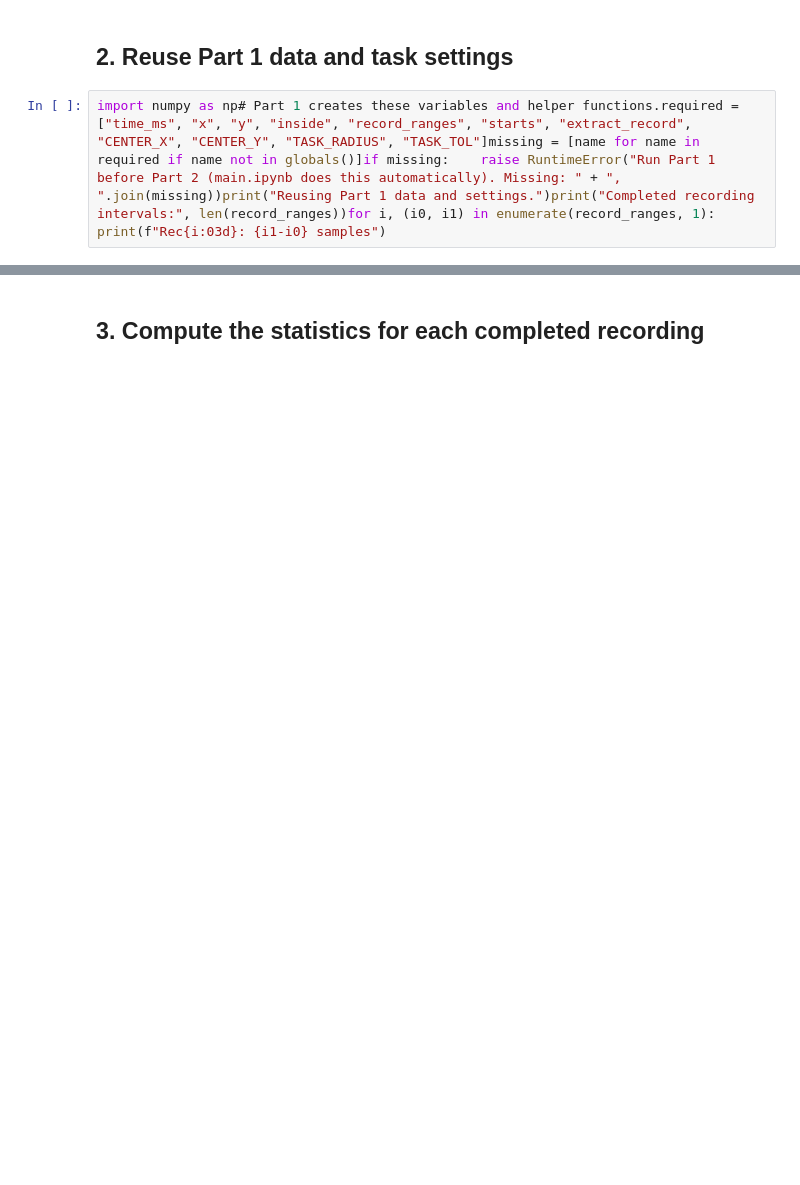
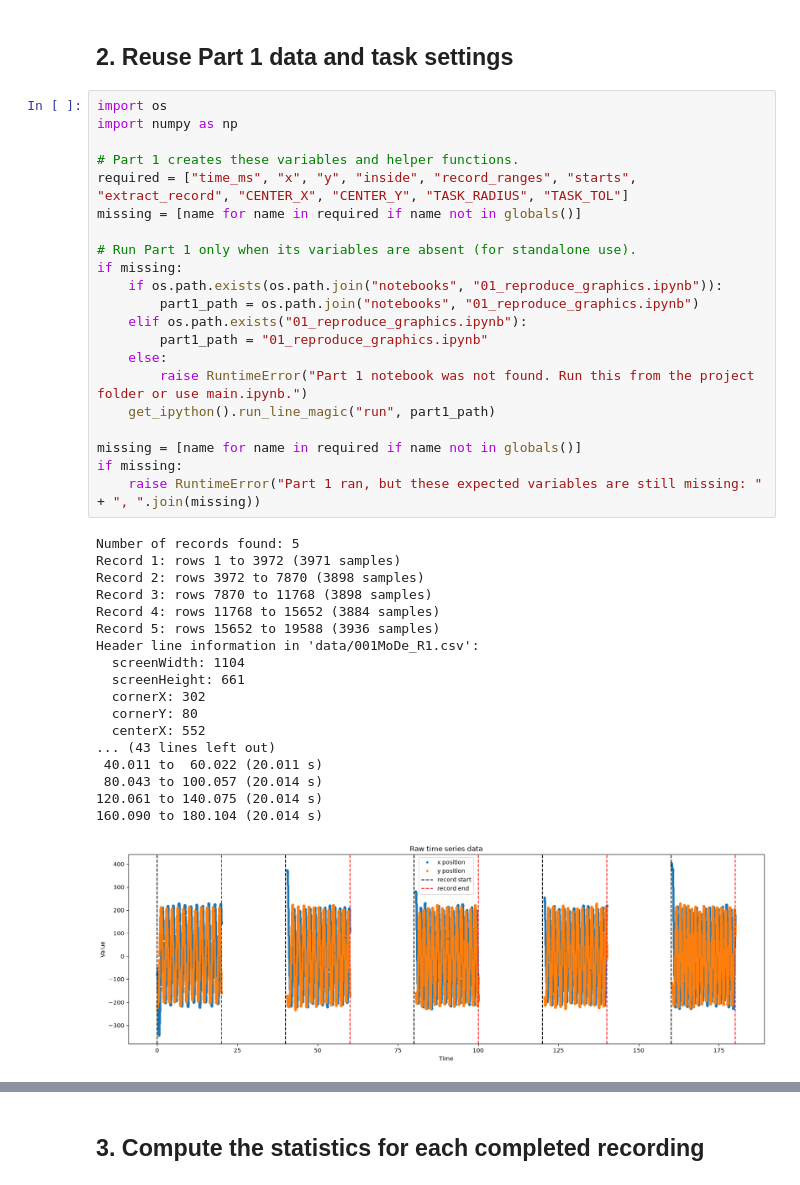
Before and after one commit to ayeshawaheed9/Circular-Task-Analysis, a Jupyter notebook: notebooks/02_recompute_statistics.ipynb, the cells around one changed output, grey strips where cells are left out. Saved outputs shown, nothing was run; the diff lists cells and outputs as text; blank space fills up the shorter version.

Commit message:
Updated part 2
using part 1's variables and record ranges, to avoid duplication.
Rechecking the definitions used to compute the variables for better results.

```diff
--- a/notebooks/02_recompute_statistics.ipynb
+++ b/notebooks/02_recompute_statistics.ipynb
@@ -5,4 +15,42 @@
 # %% [markdown]
 ## 2. Reuse Part 1 data and task settings
-# %%
-import numpy as np# Part 1 creates these variables and helper functions.required = ["time_ms", "x", "y", "inside", "record_ranges", "starts", "extract_record", "CENTER_X", "CENTER_Y", "TASK_RADIUS", "TASK_TOL"]missing = [name for name in required if name not in globals()]if missing:    raise RuntimeError("Run Part 1 before Part 2 (main.ipynb does this automatically). Missing: " + ", ".join(missing))print("Reusing Part 1 data and settings.")print("Completed recording intervals:", len(record_ranges))for i, (i0, i1) in enumerate(record_ranges, 1):    print(f"Rec{i:03d}: {i1-i0} samples")
+# %%
+import os
+import numpy as np
+
+# Part 1 creates these variables and helper functions.
+required = ["time_ms", "x", "y", "inside", "record_ranges", "starts", "extract_record", "CENTER_X", "CENTER_Y", "TASK_RADIUS", "TASK_TOL"]
+missing = [name for name in required if name not in globals()]
+
+# Run Part 1 only when its variables are absent (for standalone use).
+if missing:
+    if os.path.exists(os.path.join("notebooks", "01_reproduce_graphics.ipynb")):
+        part1_path = os.path.join("notebooks", "01_reproduce_graphics.ipynb")
+    elif os.path.exists("01_reproduce_graphics.ipynb"):
+        part1_path = "01_reproduce_graphics.ipynb"
+    else:
+        raise RuntimeError("Part 1 notebook was not found. Run this from the project folder or use main.ipynb.")
+    get_ipython().run_line_magic("run", part1_path)
+
+missing = [name for name in required if name not in globals()]
+if missing:
+    raise RuntimeError("Part 1 ran, but these expected variables are still missing: " + ", ".join(missing))
+# %% [output]
+Number of records found: 5
+Record 1: rows 1 to 3972 (3971 samples)
+Record 2: rows 3972 to 7870 (3898 samples)
+Record 3: rows 7870 to 11768 (3898 samples)
+Record 4: rows 11768 to 15652 (3884 samples)
+Record 5: rows 15652 to 19588 (3936 samples)
+Header line information in 'data/001MoDe_R1.csv':
+  screenWidth: 1104
+  screenHeight: 661
+  cornerX: 302
+  cornerY: 80
+  centerX: 552
+... (43 lines left out)
+ 40.011 to  60.022 (20.011 s)
+ 80.043 to 100.057 (20.014 s)
+120.061 to 140.075 (20.014 s)
+160.090 to 180.104 (20.014 s)
+[figure, added]
```
Also changed, not shown: parts of 5 cells of this notebook.
